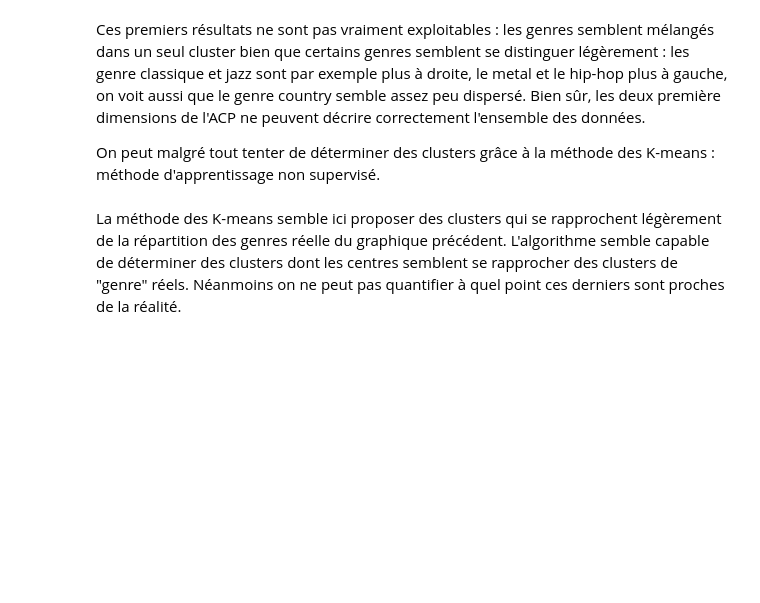
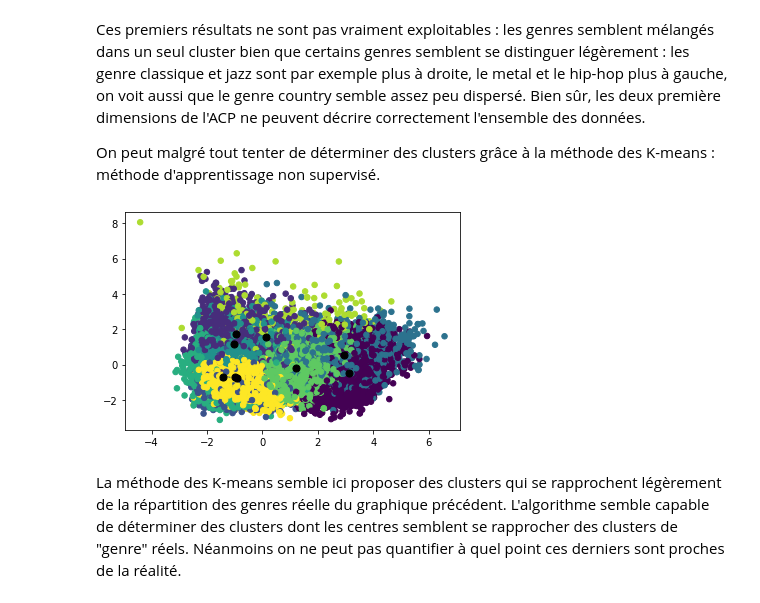
Before and after one commit to clemabed/Classification_de_genres_musicaux, a Jupyter notebook: Classification_genres_musicaux.ipynb, the cells around one changed output. Cells and saved outputs as stored; diff of their text form; code cells hidden in the pictures; blank space fills up the shorter version.

```diff
--- a/Classification_genres_musicaux.ipynb
+++ b/Classification_genres_musicaux.ipynb
@@ -423,8 +576,10 @@ kmeans = sklearn.cluster.KMeans(n_clusters=9).fit(normalized_df_track_reduced)
 # %%
 y = kmeans.predict(normalized_df_track_reduced)
 centers = kmeans.cluster_centers_
-plt.scatter(normalized_df_track_reduced[:,0], normalized_df_track_reduced[:,1], c = y, s = 150, cmap = 'viridis')
-plt.scatter(centers[:, 0], centers[:, 1], c='black', s=200, alpha=1);
+plt.scatter(normalized_df_track_reduced[:,0], normalized_df_track_reduced[:,1], c = y, s = 30, cmap = 'viridis')
+plt.scatter(centers[:, 0], centers[:, 1], c='black', s=50, alpha=1);
+# %% [output]
+[figure, added]
 # %% [markdown]
 La méthode des K-means semble ici proposer des clusters qui se rapprochent légèrement de la répartition des genres réelle du graphique précédent. L'algorithme semble capable de déterminer des clusters dont les centres semblent se rapprocher des clusters de "genre" réels. Néanmoins on ne peut pas quantifier à quel point ces derniers sont proches de la réalité.
 # %% [markdown]
```
Also changed, not shown: parts of 25 cells of this notebook, 2 other files.
